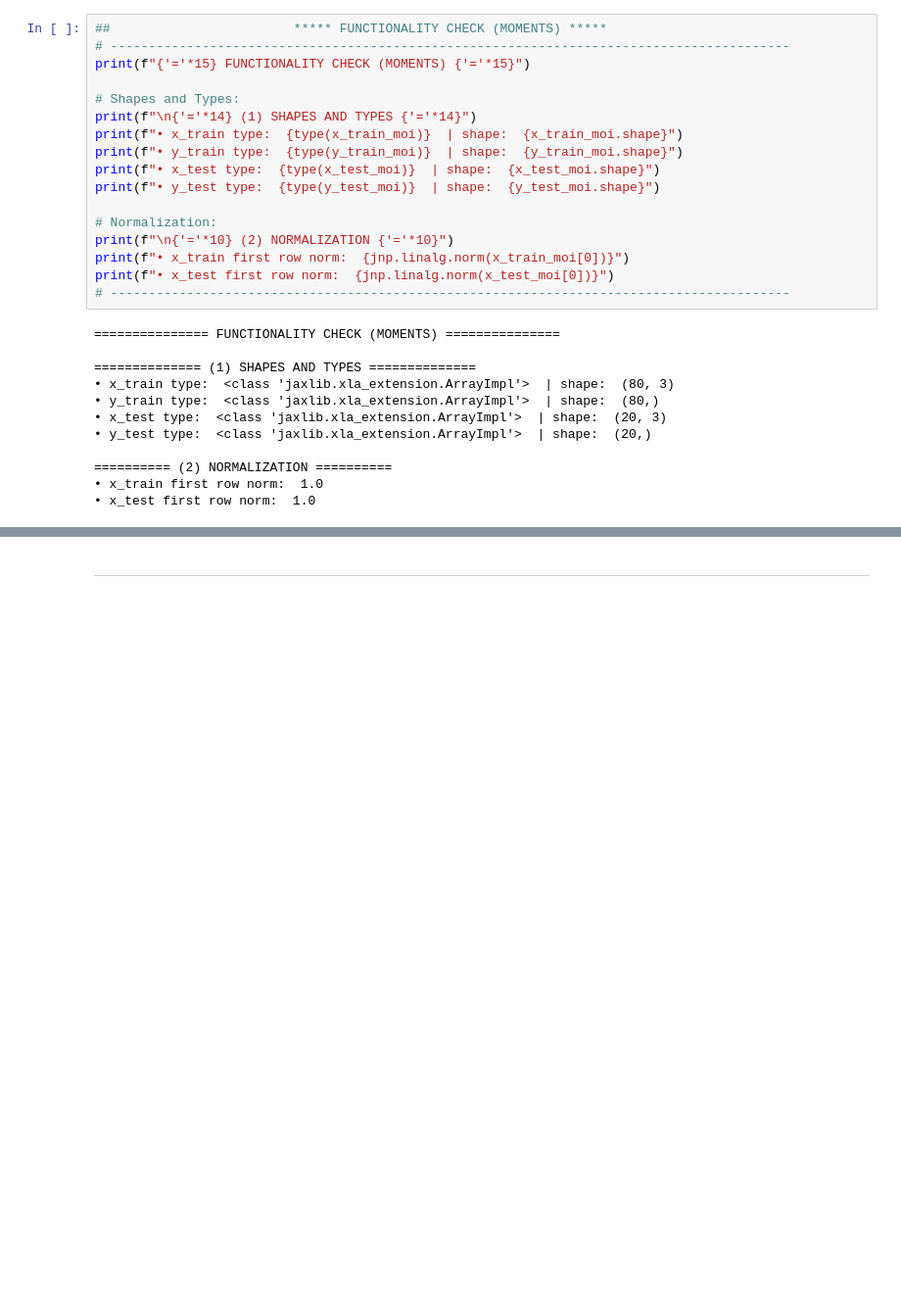
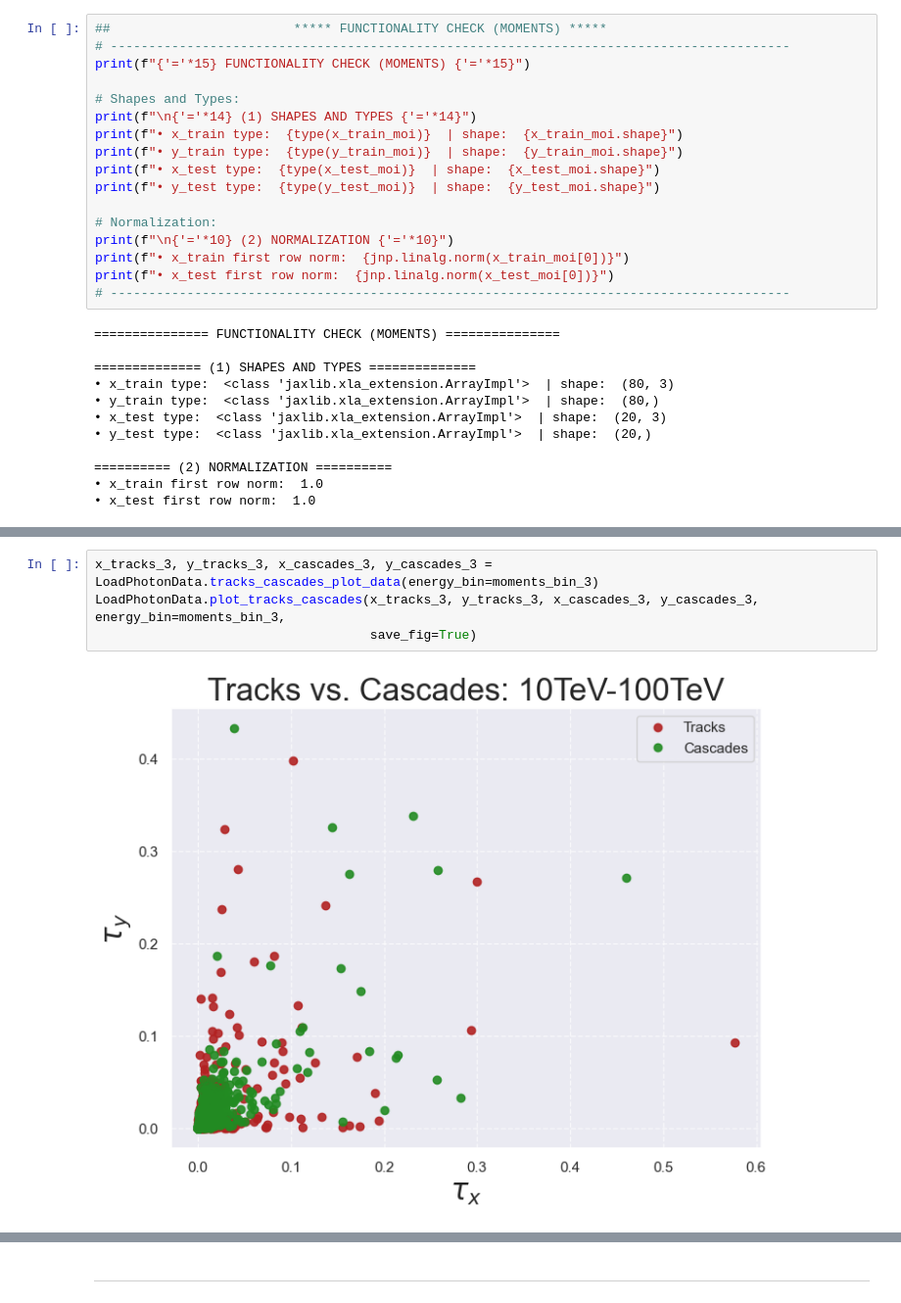
Before and after one commit to seanchisholm2/qcnn-lppc, a Jupyter notebook: QCNN_Instructional_NB.ipynb, the cells around one changed output, grey strips where cells are left out. Shown: that part at 98% size. Cells and saved outputs as stored; diff of their text form; blank space fills up the shorter version.

```diff
--- a/QCNN_Instructional_NB.ipynb
+++ b/QCNN_Instructional_NB.ipynb
@@ -415,0 +423,6 @@ LoadPhotonData.plot_tracks_cascades(x_tracks, y_tracks, x_cascades, y_cascades,
+# %%
+x_tracks_3, y_tracks_3, x_cascades_3, y_cascades_3 = LoadPhotonData.tracks_cascades_plot_data(energy_bin=moments_bin_3)
+LoadPhotonData.plot_tracks_cascades(x_tracks_3, y_tracks_3, x_cascades_3, y_cascades_3, energy_bin=moments_bin_3,
+                                    save_fig=True)
+# %% [output]
+[figure, added]
```
Also changed, not shown: parts of 3 cells of this notebook, 5 other files.
